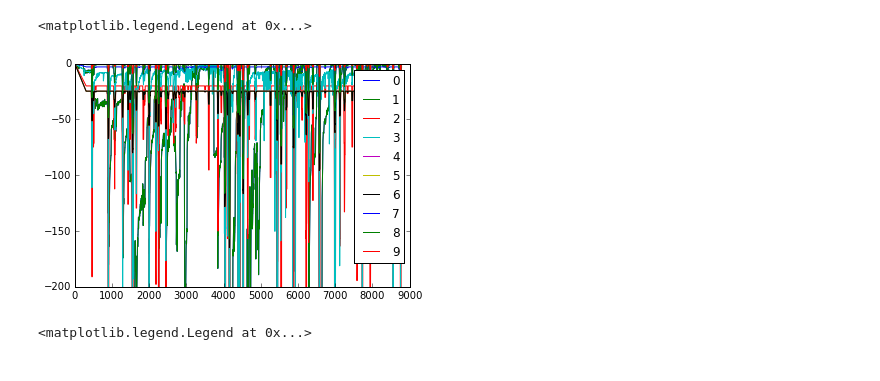
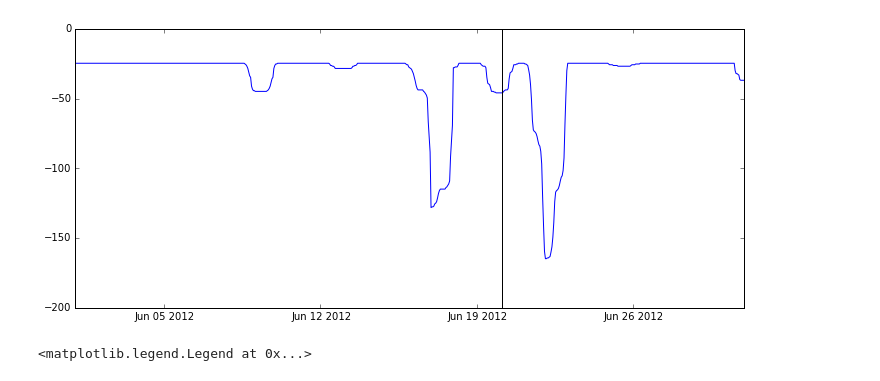
Before and after one commit to okadate/notebook, a Jupyter notebook: check_river.ipynb, the cells around one changed output. Saved outputs shown, nothing was run; the diff lists cells and outputs as text; code cells hidden in the pictures.

```diff
--- a/check_river.ipynb
+++ b/check_river.ipynb
@@ -2,22 +2,27 @@
 %matplotlib inline
 import netCDF4
 import matplotlib.pyplot as plt
+import datetime
+
+t = datetime.datetime
+tunit_JST = "days since 1968-05-23 09:00:00 GMT"
 
 ncfile = '/Users/teruhisa/Dropbox/Data/ob500_river_2012_fennelP-2.nc'
 nc = netCDF4.Dataset(ncfile, 'r')
 time = nc.variables['river_time_hourly'][:]
+time = netCDF4.num2date(time, tunit_JST)
 q = nc.variables['river_transport'][:,:]
 yodo = q[:,6]
 yamato = q[:,11]
-# %%
-fig, ax = plt.subplots(1,1)
-for i in xrange(0,10):
-    ax.plot(q[:,i], label=i)
-ax.set_ylim(-200,0)
-ax.legend()
-# %% [output]
-<matplotlib.legend.Legend at 0x...>
-[figure, removed]
+# %%
+fig, ax = plt.subplots(1,1, figsize=[12,5])
+ax.plot(time, yodo)
+ax.plot([t(2012,6,20,3,16,0),t(2012,6,20,3,16,0)], [-200,0], 'k-')
+ax.set_xlim(t(2012,6,1,0),t(2012,7,1,0))
+ax.set_ylim(-200,0)
+ax.legend()
+# %% [output]
+[figure, added]
 # %%
 fig, ax = plt.subplots(1,1,figsize=[10,2])
 ax2 = ax.twinx()
```
Also changed, not shown: 4 other files.
